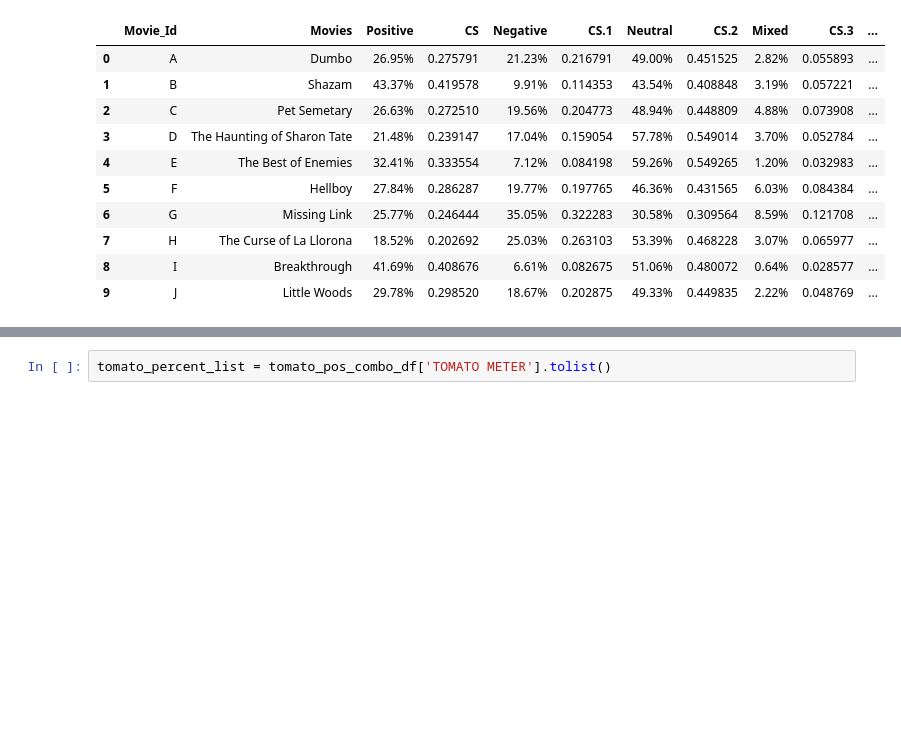
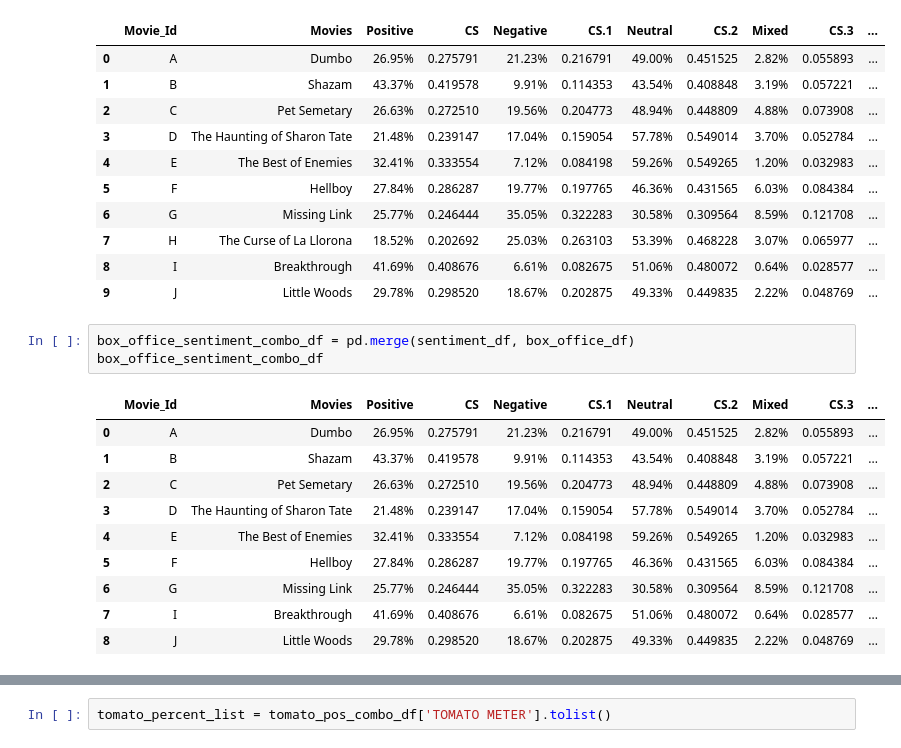
Before and after one commit to jkrovitz/Collective_Intelligence_Final_Project, a Jupyter notebook: PlottingResults.ipynb, the cells around one changed output, grey strips where cells are left out. Drawn from its saved outputs; the diff is of its cells as text; blank space fills up the shorter version.

```diff
--- a/PlottingResults.ipynb
+++ b/PlottingResults.ipynb
@@ -67,3 +76,17 @@ tomato_pos_combo_df
 | 7 | H | The Curse of La Llorona | 18.52% | 0.202692 | 25.03% | 0.263103 | 53.39% | 0.468228 | 3.07% | 0.065977 | ... |
 | 8 | I | Breakthrough | 41.69% | 0.408676 | 6.61% | 0.082675 | 51.06% | 0.480072 | 0.64% | 0.028577 | ... |
 | 9 | J | Little Woods | 29.78% | 0.298520 | 18.67% | 0.202875 | 49.33% | 0.449835 | 2.22% | 0.048769 | ... |
+# %%
+box_office_sentiment_combo_df = pd.merge(sentiment_df, box_office_df)
+box_office_sentiment_combo_df
+# %% [output]
+|  | Movie_Id | Movies | Positive | CS | Negative | CS.1 | Neutral | CS.2 | Mixed | CS.3 | ... |
+| 0 | A | Dumbo | 26.95% | 0.275791 | 21.23% | 0.216791 | 49.00% | 0.451525 | 2.82% | 0.055893 | ... |
+| 1 | B | Shazam | 43.37% | 0.419578 | 9.91% | 0.114353 | 43.54% | 0.408848 | 3.19% | 0.057221 | ... |
+| 2 | C | Pet Semetary | 26.63% | 0.272510 | 19.56% | 0.204773 | 48.94% | 0.448809 | 4.88% | 0.073908 | ... |
+| 3 | D | The Haunting of Sharon Tate | 21.48% | 0.239147 | 17.04% | 0.159054 | 57.78% | 0.549014 | 3.70% | 0.052784 | ... |
+| 4 | E | The Best of Enemies | 32.41% | 0.333554 | 7.12% | 0.084198 | 59.26% | 0.549265 | 1.20% | 0.032983 | ... |
+| 5 | F | Hellboy | 27.84% | 0.286287 | 19.77% | 0.197765 | 46.36% | 0.431565 | 6.03% | 0.084384 | ... |
+| 6 | G | Missing Link | 25.77% | 0.246444 | 35.05% | 0.322283 | 30.58% | 0.309564 | 8.59% | 0.121708 | ... |
+| 7 | I | Breakthrough | 41.69% | 0.408676 | 6.61% | 0.082675 | 51.06% | 0.480072 | 0.64% | 0.028577 | ... |
+| 8 | J | Little Woods | 29.78% | 0.298520 | 18.67% | 0.202875 | 49.33% | 0.449835 | 2.22% | 0.048769 | ... |
```
Also changed, not shown: parts of 16 cells of this notebook, 3 other files.
